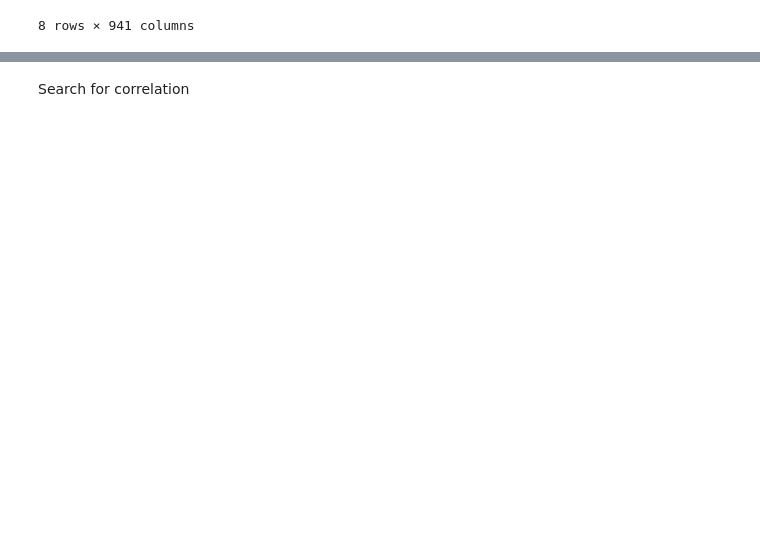
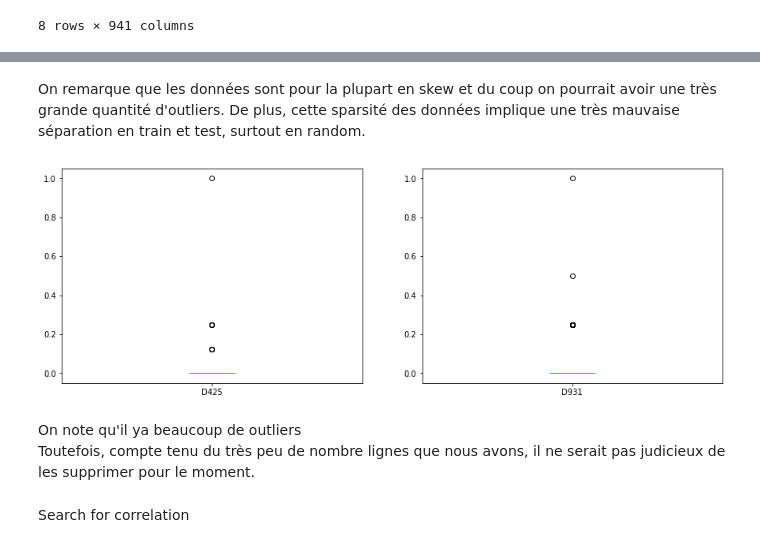
Before and after one commit to SemPhares/Medical_Response, a Jupyter notebook: medical_response.ipynb, the cells around one changed output, grey strips where cells are left out. Saved outputs shown, nothing was run; the diff lists cells and outputs as text; code cells hidden in the pictures; blank space fills up the shorter version.

```diff
--- a/medical_response.ipynb
+++ b/medical_response.ipynb
@@ -79,3 +110,15 @@ train[non_binaries].describe()
+# %% [markdown]
+On remarque que les données sont pour la plupart en skew et du coup on pourrait avoir une très grande quantité d'outliers. De plus, cette sparsité des données implique une très mauvaise séparation en train et test, surtout en random.
+# %%
+fig, ax_arr = plt.subplots(1, 2, figsize=(15,5))
+train[rdm[0]].plot(kind='box', ax=ax_arr[0])
+train[rdm[1]].plot(kind='box', ax=ax_arr[1])
+plt.show()
+# %% [output]
+[figure, added]
+# %% [markdown]
+On note qu'il ya beaucoup de outliers <br>
+Toutefois, compte tenu du très peu de nombre lignes que nous avons, il ne serait pas judicieux de les supprimer pour le moment.
 # %% [markdown]
 Search for correlation
 # %%
```
Also changed, not shown: parts of 72 cells of this notebook, 3 other files.
